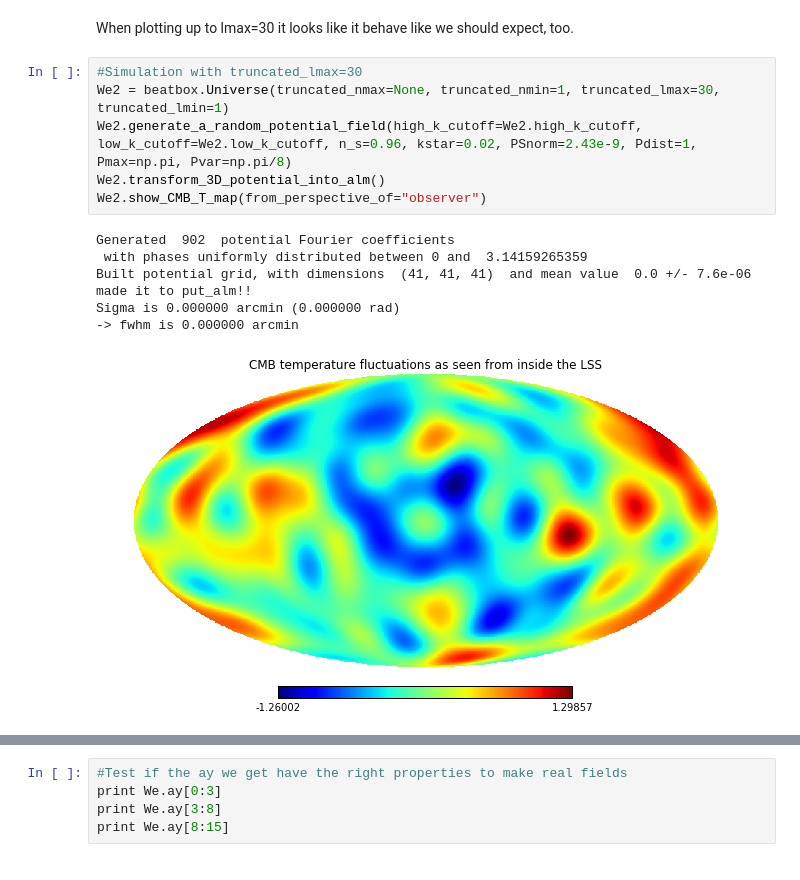
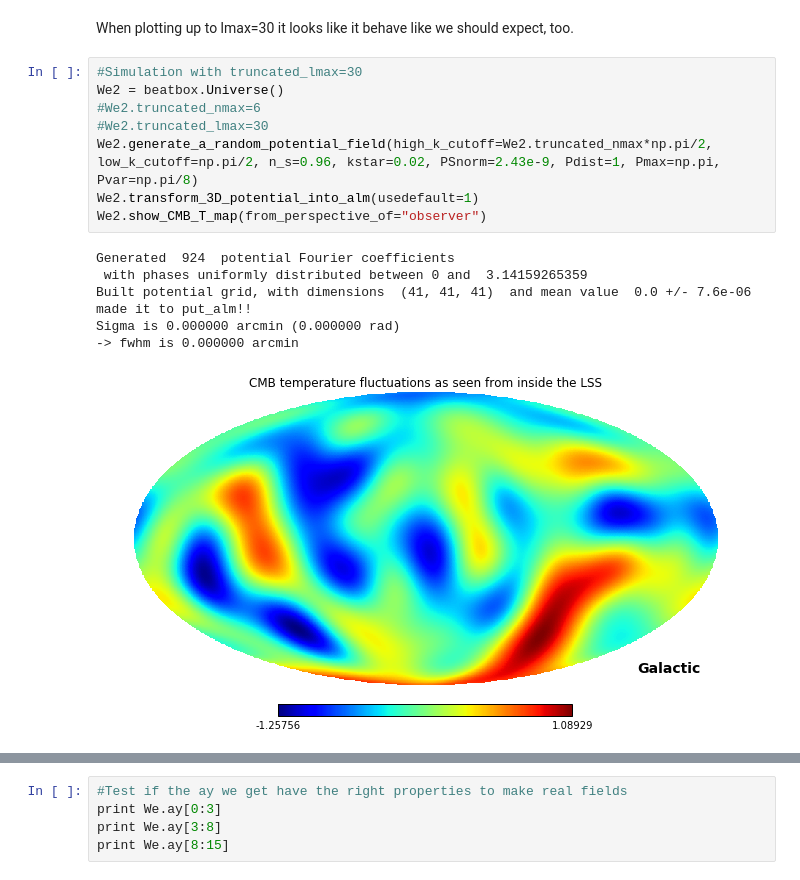
Before and after one commit to LaurencePeanuts/Music, a Jupyter notebook: Potential_Demo.ipynb, the cells around one changed output, grey strips where cells are left out. Saved outputs shown, nothing was run; the diff lists cells and outputs as text.

```diff
--- a/Potential_Demo.ipynb
+++ b/Potential_Demo.ipynb
@@ -89,15 +98,17 @@ This shows a simulation that included from the dipole up to lmax=10. Looks right
 When plotting up to lmax=30 it looks like it behave like we should expect, too.
 # %%
 #Simulation with truncated_lmax=30
-We2 = beatbox.Universe(truncated_nmax=None, truncated_nmin=1, truncated_lmax=30, truncated_lmin=1)
-We2.generate_a_random_potential_field(high_k_cutoff=We2.high_k_cutoff, low_k_cutoff=We2.low_k_cutoff, n_s=0.96, kstar=0.02, PSnorm=2.43e-9, Pdist=1, Pmax=np.pi, Pvar=np.pi/8)
-We2.transform_3D_potential_into_alm()
+We2 = beatbox.Universe()
+#We2.truncated_nmax=6
+#We2.truncated_lmax=30
+We2.generate_a_random_potential_field(high_k_cutoff=We2.truncated_nmax*np.pi/2, low_k_cutoff=np.pi/2, n_s=0.96, kstar=0.02, PSnorm=2.43e-9, Pdist=1, Pmax=np.pi, Pvar=np.pi/8)
+We2.transform_3D_potential_into_alm(usedefault=1)
 We2.show_CMB_T_map(from_perspective_of="observer")
 # %% [output]
-Generated  902  potential Fourier coefficients
+Generated  924  potential Fourier coefficients
  with phases uniformly distributed between 0 and  3.14159265359
 Built potential grid, with dimensions  (41, 41, 41)  and mean value  0.0 +/- 7.6e-06
 made it to put_alm!!
 Sigma is 0.000000 arcmin (0.000000 rad)
 -> fwhm is 0.000000 arcmin
-[figure, old version]
+[figure, new version]
```
Also changed, not shown: parts of 7 cells of this notebook, 2 other files.
